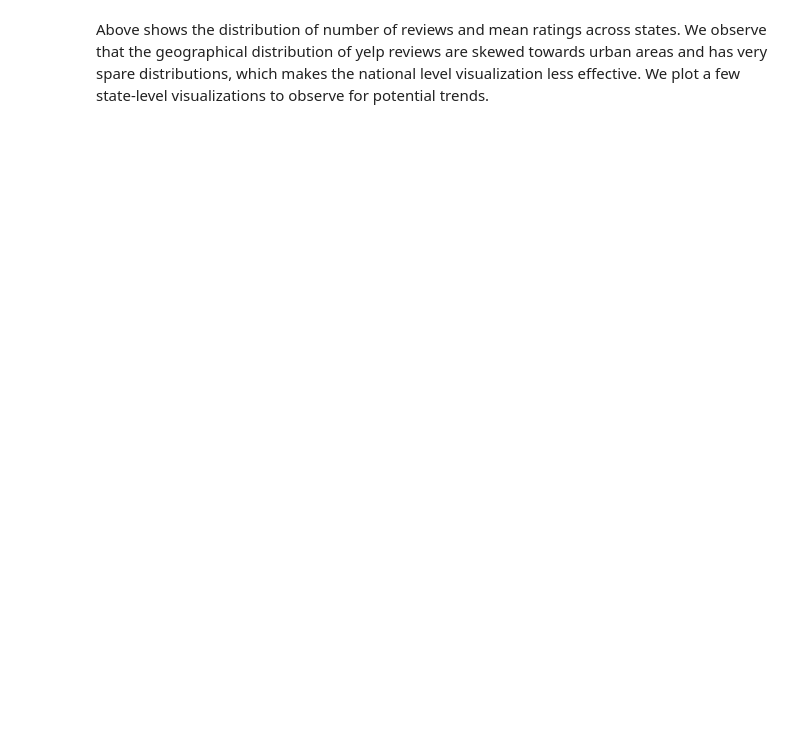
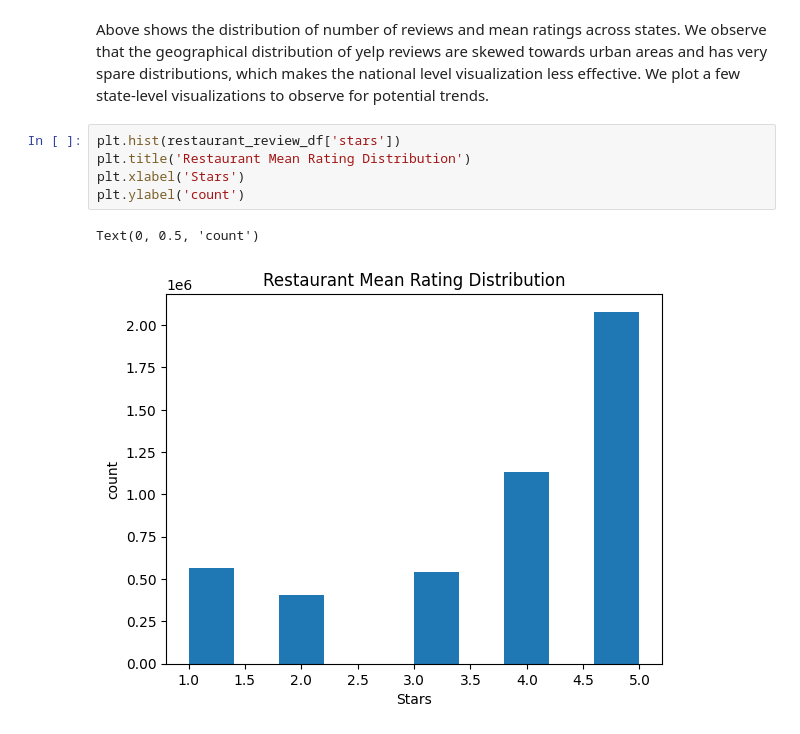
Before and after one commit to zihaohugh/SI-618-Final-Project, a Jupyter notebook: draft.ipynb, the cells around one changed output. Saved outputs shown, nothing was run; the diff lists cells and outputs as text; blank space fills up the shorter version.

```diff
--- a/draft.ipynb
+++ b/draft.ipynb
@@ -296,2 +366,10 @@ _ = plt.hist(restaurant_df['latitude'], bins = 100)
 # %% [markdown]
 Above shows the distribution of number of reviews and mean ratings across states. We observe that the geographical distribution of yelp reviews are skewed towards urban areas and has very spare distributions, which makes the national level visualization less effective. We plot a few state-level visualizations to observe for potential trends.
+# %%
+plt.hist(restaurant_review_df['stars'])
+plt.title('Restaurant Mean Rating Distribution')
+plt.xlabel('Stars')
+plt.ylabel('count')
+# %% [output]
+Text(0, 0.5, 'count')
+[figure, added]
```
Also changed, not shown: parts of 8 cells of this notebook, 1 other file.
